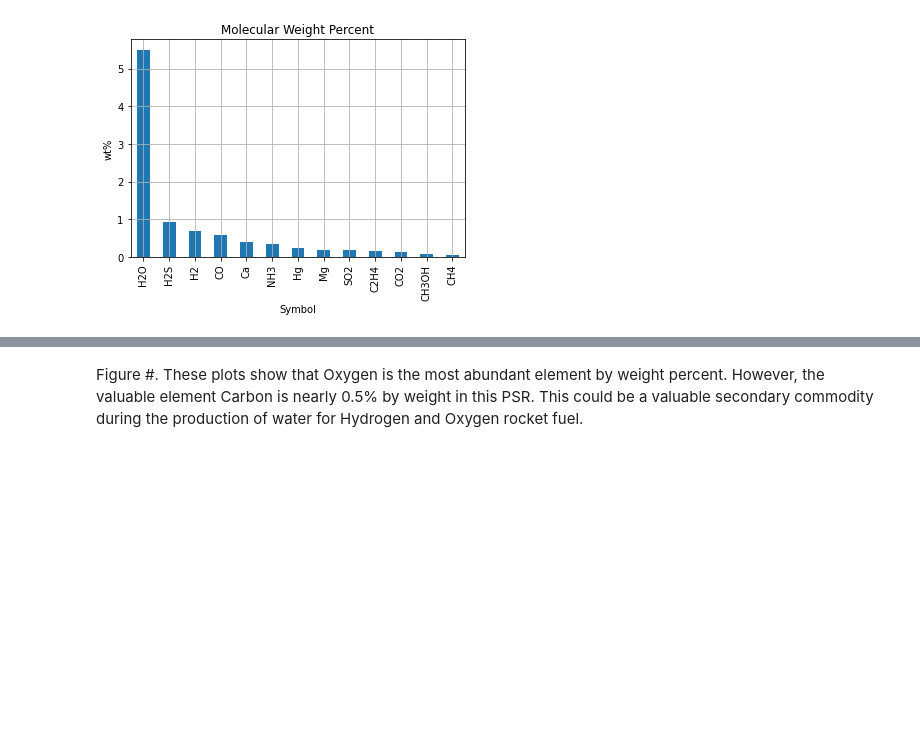
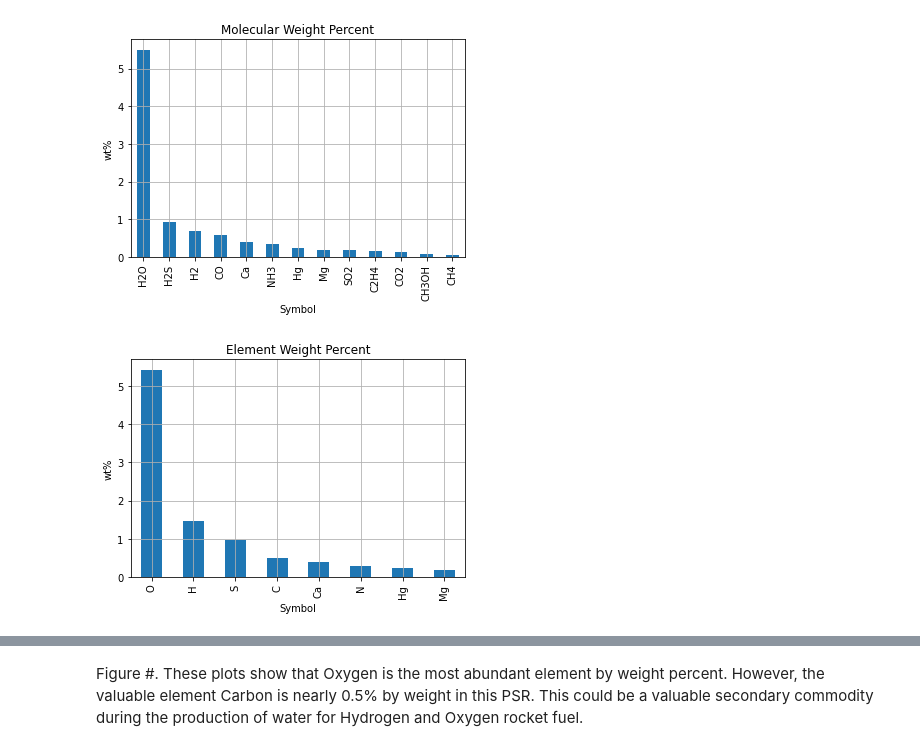
Before and after one commit to denizd1/GEOL557_Project, a Jupyter notebook: Week5_DEM_Solar_llumination_Shapefiles_hillshade_contours_FridayDraft_2020_11_20.ipynb, the cells around one changed output, grey strips where cells are left out. Saved outputs shown, nothing was run; the diff lists cells and outputs as text; code cells hidden in the pictures; blank space fills up the shorter version.

```diff
--- a/Week5_DEM_Solar_llumination_Shapefiles_hillshade_contours_FridayDraft_2020_11_20.ipynb
+++ b/Week5_DEM_Solar_llumination_Shapefiles_hillshade_contours_FridayDraft_2020_11_20.ipynb
@@ -169,3 +166,13 @@ plt.grid()
 plt.show()
 # %% [output]
 [figure]
+# %%
+df_elem_sort = df_new_frame_groupby.sort_values(by="ElementWt%",ascending=False)
+df_elem_sort.plot(x='Element', y='ElementWt%', kind='bar', legend=False)
+plt.ylabel('wt%')
+plt.xlabel('Symbol')
+plt.title('Element Weight Percent')
+plt.grid()
+plt.show()
+# %% [output]
+[figure, added]
```
Also changed, not shown: parts of 15 cells of this notebook.
